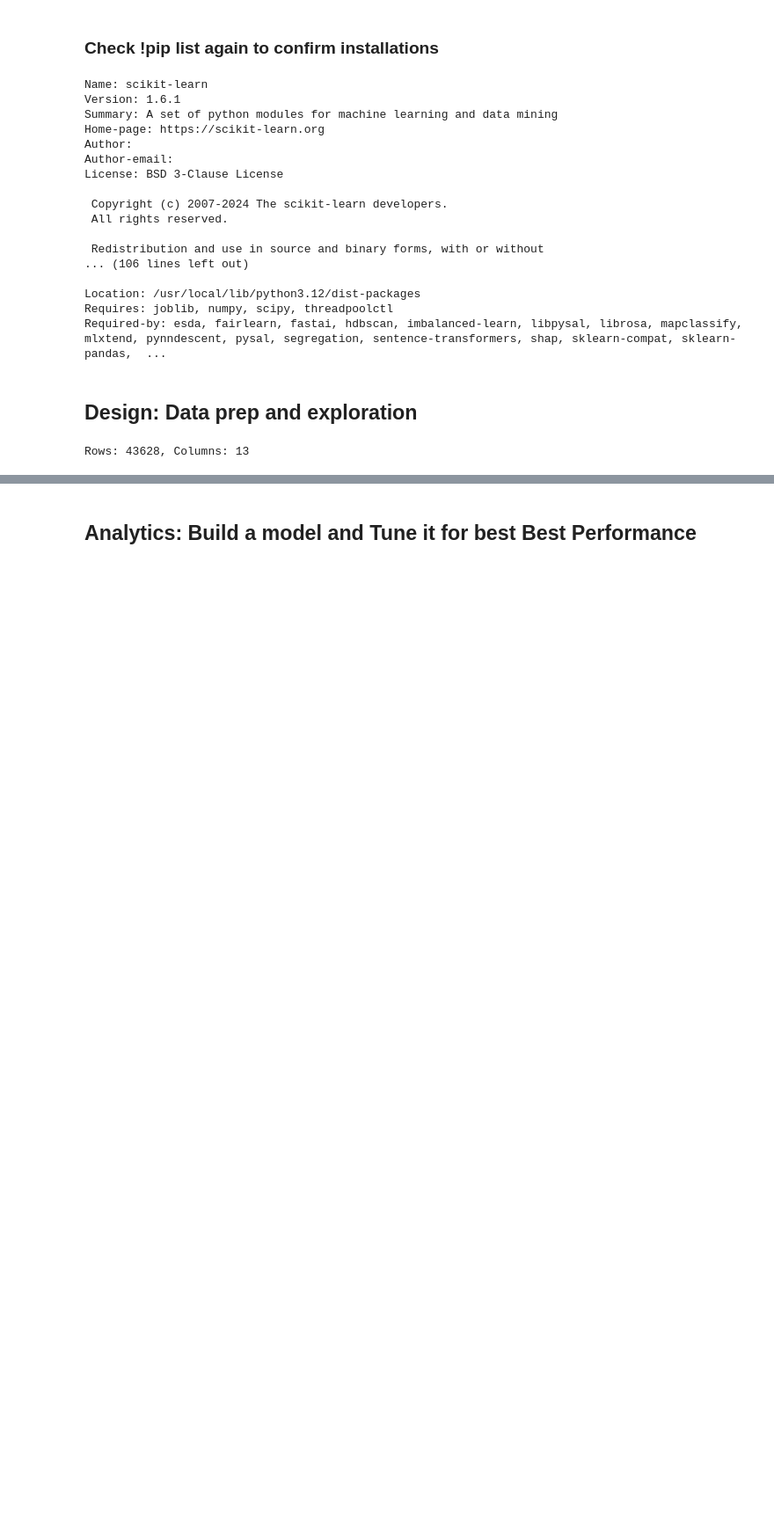
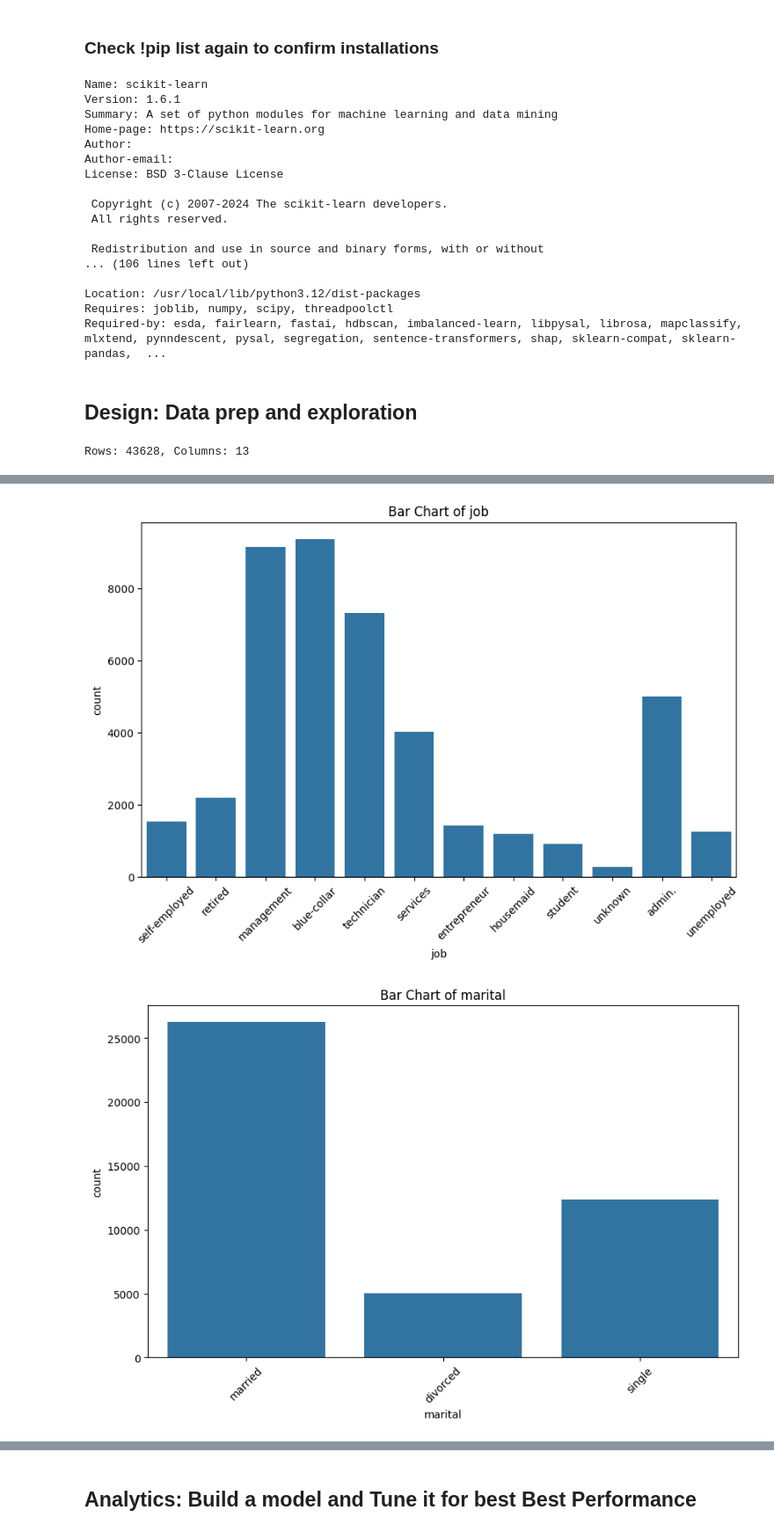
Before and after one commit to williamandrews29/ds1001_final, a Jupyter notebook: ds1001_final/notebooks/Final_Project_Notebook.ipynb, the cells around one changed output, grey strips where cells are left out. Shown at 88% size. Cells and saved outputs as stored; diff of their text form; code cells hidden in the pictures; blank space fills up the shorter version.

```diff
--- a/ds1001_final/notebooks/Final_Project_Notebook.ipynb
+++ b/ds1001_final/notebooks/Final_Project_Notebook.ipynb
@@ -147,9 +153,12 @@ for col in numeric_columns:
 # %%
 # Bar charts for categorical variables
-categorical_columns = "xx".select_dtypes(include=['object', 'category']).columns
+categorical_columns = bank_final.select_dtypes(include=['object', 'category']).columns
 for col in categorical_columns:
     plt.figure(figsize=(10, 6))
-    sns.countplot(x="xx"[col])
+    sns.countplot(x=bank_final[col])
     plt.title(f'Bar Chart of {col}')
     plt.xticks(rotation=45)
     plt.show()
+# %% [output]
+[figure, added]
+[figure, added]
```
Also changed, not shown: parts of 22 cells of this notebook.
